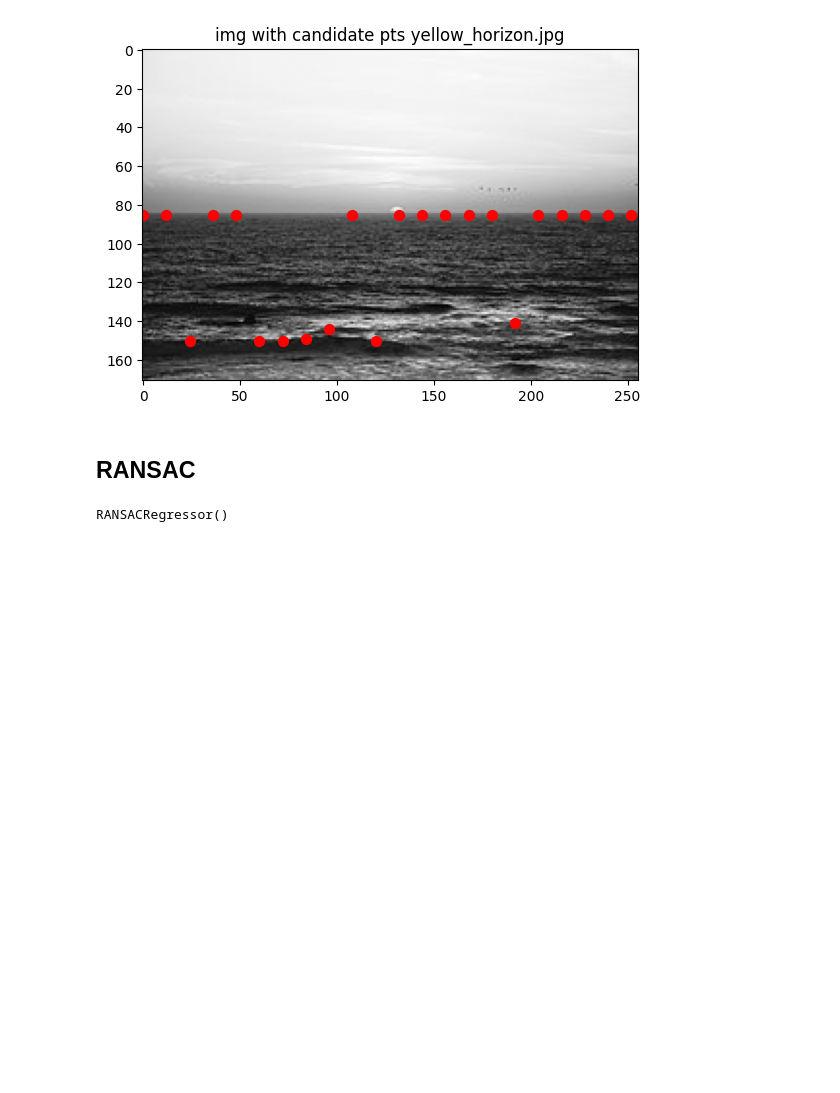
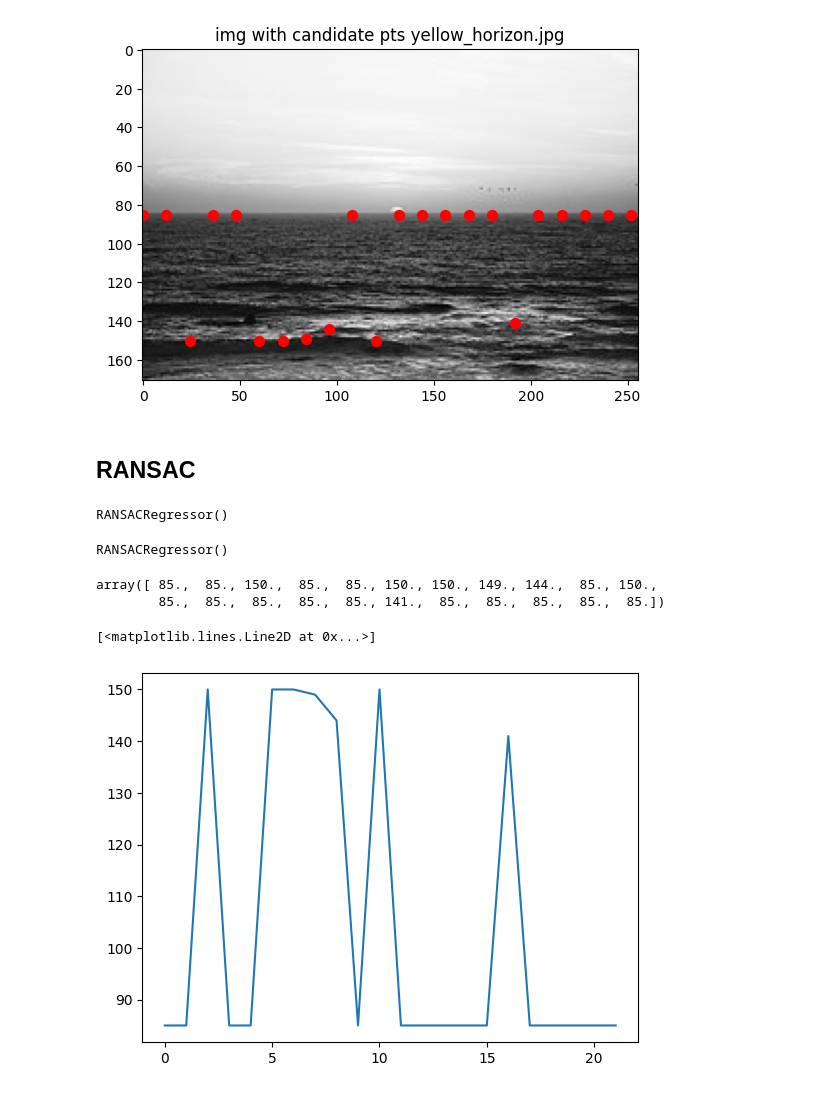
Before and after one commit to marekd6/CV1_labs, a Jupyter notebook: Assignment 03-20251203/cv1_3_2.ipynb, the cells around one changed output. Saved outputs shown, nothing was run; the diff lists cells and outputs as text; code cells hidden in the pictures; blank space fills up the shorter version.

Commit message:
kinda not RANSAC

```diff
--- a/Assignment 03-20251203/cv1_3_2.ipynb
+++ b/Assignment 03-20251203/cv1_3_2.ipynb
@@ -117,4 +117,18 @@ rr
 # %% [output]
 RANSACRegressor()
 # %%
-# rr.fit()
+rr.fit(np.array(list(zip(xs,ys))), ys)
+rr
+# %% [output]
+RANSACRegressor()
+# %%
+yy = rr.predict(np.array(list(zip(xs,ys))))
+yy
+# %% [output]
+array([ 85.,  85., 150.,  85.,  85., 150., 150., 149., 144.,  85., 150.,
+        85.,  85.,  85.,  85.,  85., 141.,  85.,  85.,  85.,  85.,  85.])
+# %%
+plt.plot(yy)
+# %% [output]
+[<matplotlib.lines.Line2D at 0x...>]
+[figure, added]
```
Also changed, not shown: parts of 1 cell of this notebook.
